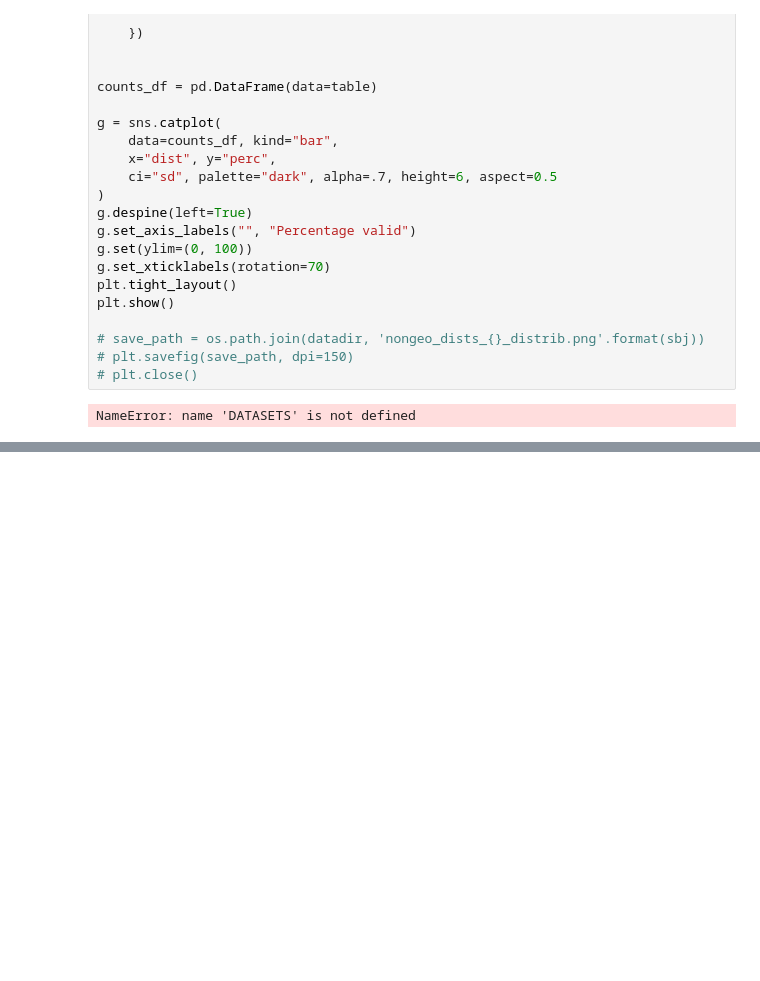
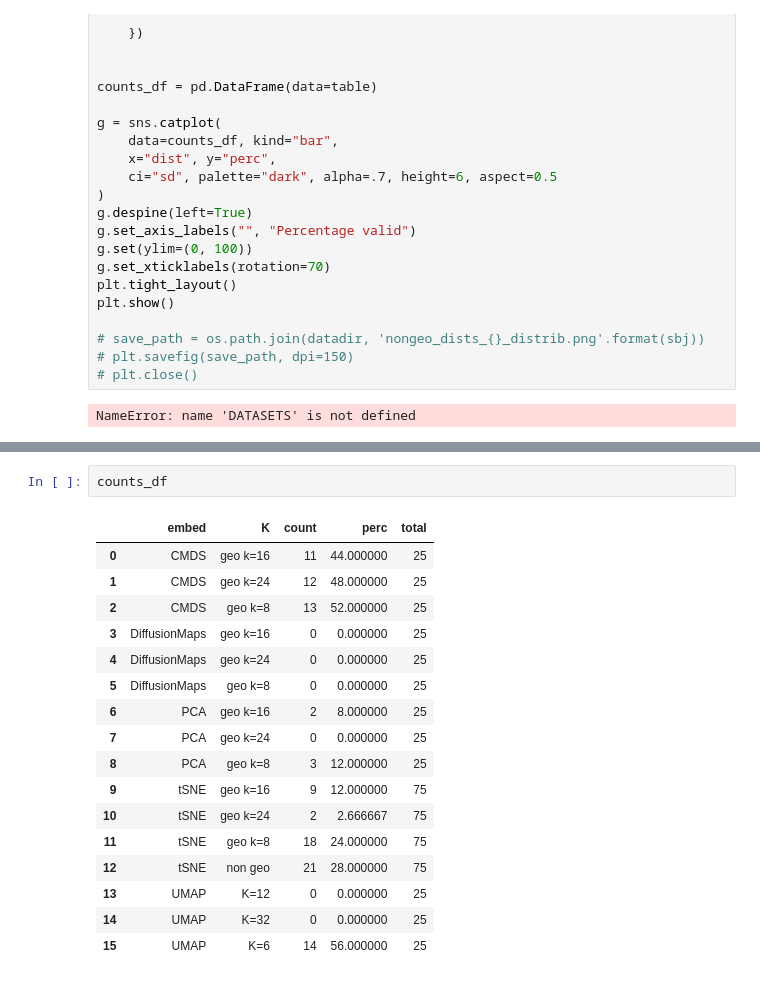
Before and after one commit to braindynamicslab/demapper, a Jupyter notebook: notebooks/evaluate_analysis_cme.ipynb, the cells around one changed output, grey strips where cells are left out. Saved outputs shown, nothing was run; the diff lists cells and outputs as text; blank space fills up the shorter version.

```diff
--- a/notebooks/evaluate_analysis_cme.ipynb
+++ b/notebooks/evaluate_analysis_cme.ipynb
@@ -567,0 +891,20 @@ NameError: name 'DATASETS' is not defined
+# %%
+counts_df
+# %% [output]
+|  | embed | K | count | perc | total |
+| 0 | CMDS | geo k=16 | 11 | 44.000000 | 25 |
+| 1 | CMDS | geo k=24 | 12 | 48.000000 | 25 |
+| 2 | CMDS | geo k=8 | 13 | 52.000000 | 25 |
+| 3 | DiffusionMaps | geo k=16 | 0 | 0.000000 | 25 |
+| 4 | DiffusionMaps | geo k=24 | 0 | 0.000000 | 25 |
+| 5 | DiffusionMaps | geo k=8 | 0 | 0.000000 | 25 |
+| 6 | PCA | geo k=16 | 2 | 8.000000 | 25 |
+| 7 | PCA | geo k=24 | 0 | 0.000000 | 25 |
+| 8 | PCA | geo k=8 | 3 | 12.000000 | 25 |
+| 9 | tSNE | geo k=16 | 9 | 12.000000 | 75 |
+| 10 | tSNE | geo k=24 | 2 | 2.666667 | 75 |
+| 11 | tSNE | geo k=8 | 18 | 24.000000 | 75 |
+| 12 | tSNE | non geo | 21 | 28.000000 | 75 |
+| 13 | UMAP | K=12 | 0 | 0.000000 | 25 |
+| 14 | UMAP | K=32 | 0 | 0.000000 | 25 |
+| 15 | UMAP | K=6 | 14 | 56.000000 | 25 |
```
Also changed, not shown: parts of 24 cells of this notebook, 3 other files.
